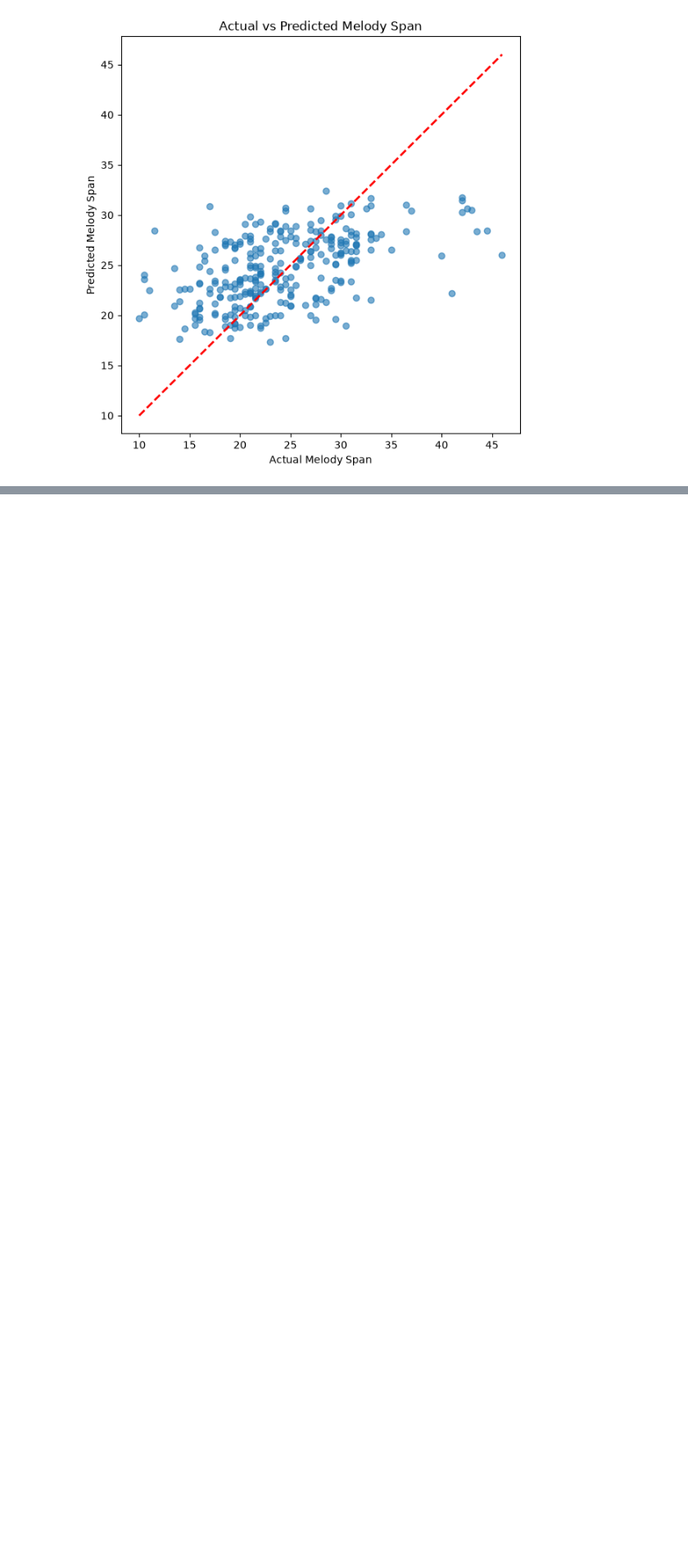
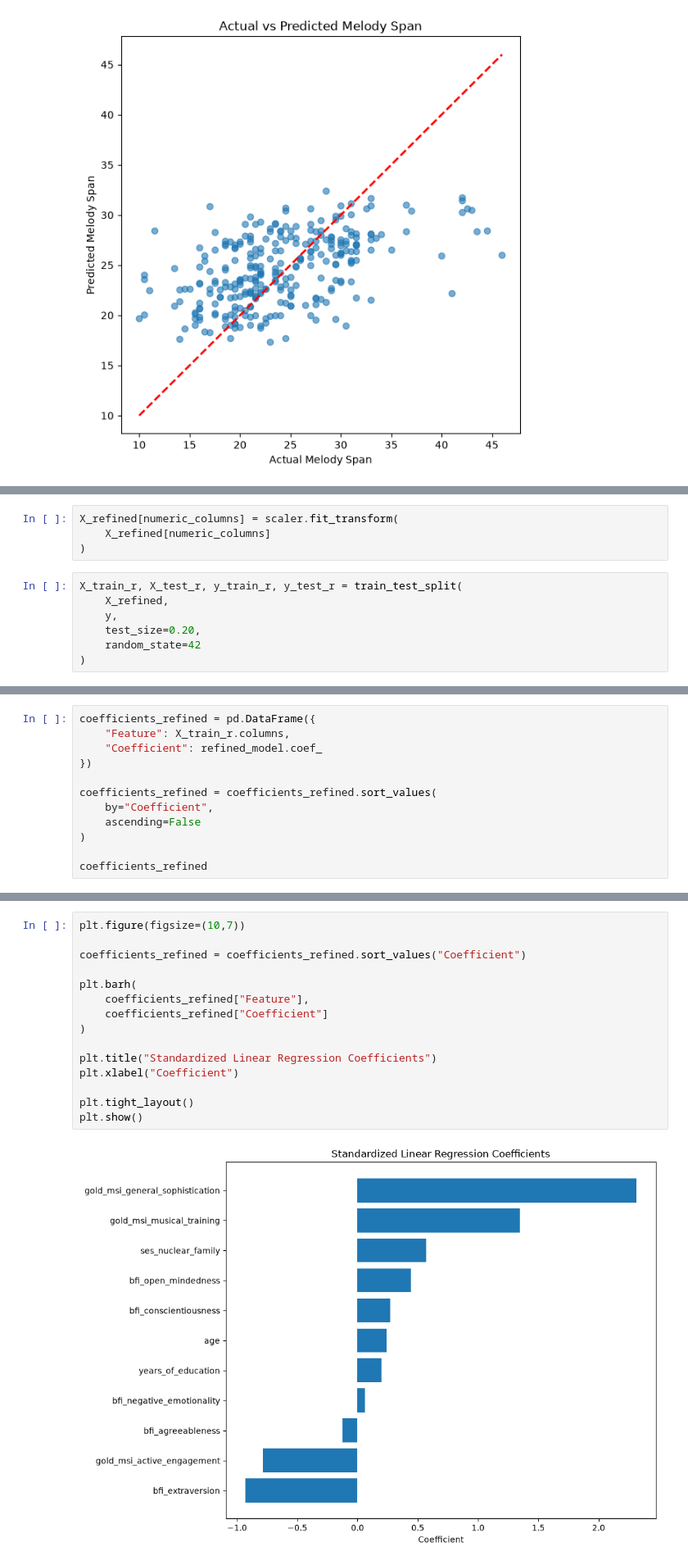
Before and after one commit to dyuti2212/memory-and-musical-training-analysis, a Jupyter notebook: notebooks/05_linear_regression_baseline.ipynb, the cells around one changed output, grey strips where cells are left out. Shown at 82% size. Drawn from its saved outputs; the diff is of its cells as text; blank space fills up the shorter version.

```diff
--- a/notebooks/05_linear_regression_baseline.ipynb
+++ b/notebooks/05_linear_regression_baseline.ipynb
@@ -138,0 +245,11 @@ plt.show()
+# %%
+X_refined[numeric_columns] = scaler.fit_transform(
+    X_refined[numeric_columns]
+)
+# %%
+X_train_r, X_test_r, y_train_r, y_test_r = train_test_split(
+    X_refined,
+    y,
+    test_size=0.20,
+    random_state=42
+)
@@ -138,0 +288,12 @@ plt.show()
+# %%
+coefficients_refined = pd.DataFrame({
+    "Feature": X_train_r.columns,
+    "Coefficient": refined_model.coef_
+})
+
+coefficients_refined = coefficients_refined.sort_values(
+    by="Coefficient",
+    ascending=False
+)
+
+coefficients_refined
@@ -138,0 +313,17 @@ plt.show()
+# %%
+plt.figure(figsize=(10,7))
+
+coefficients_refined = coefficients_refined.sort_values("Coefficient")
+
+plt.barh(
+    coefficients_refined["Feature"],
+    coefficients_refined["Coefficient"]
+)
+
+plt.title("Standardized Linear Regression Coefficients")
+plt.xlabel("Coefficient")
+
+plt.tight_layout()
+plt.show()
+# %% [output]
+[figure, added]
```
Also changed, not shown: parts of 29 cells of this notebook, 4 other files.
